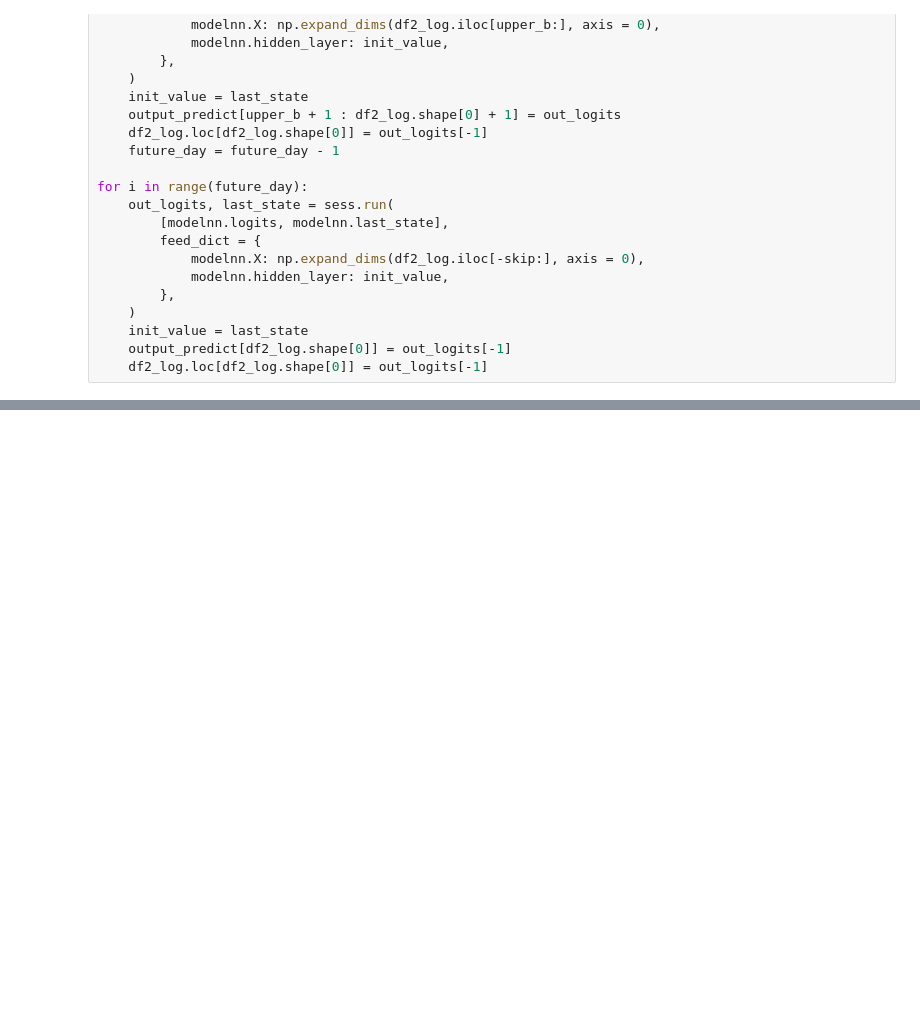
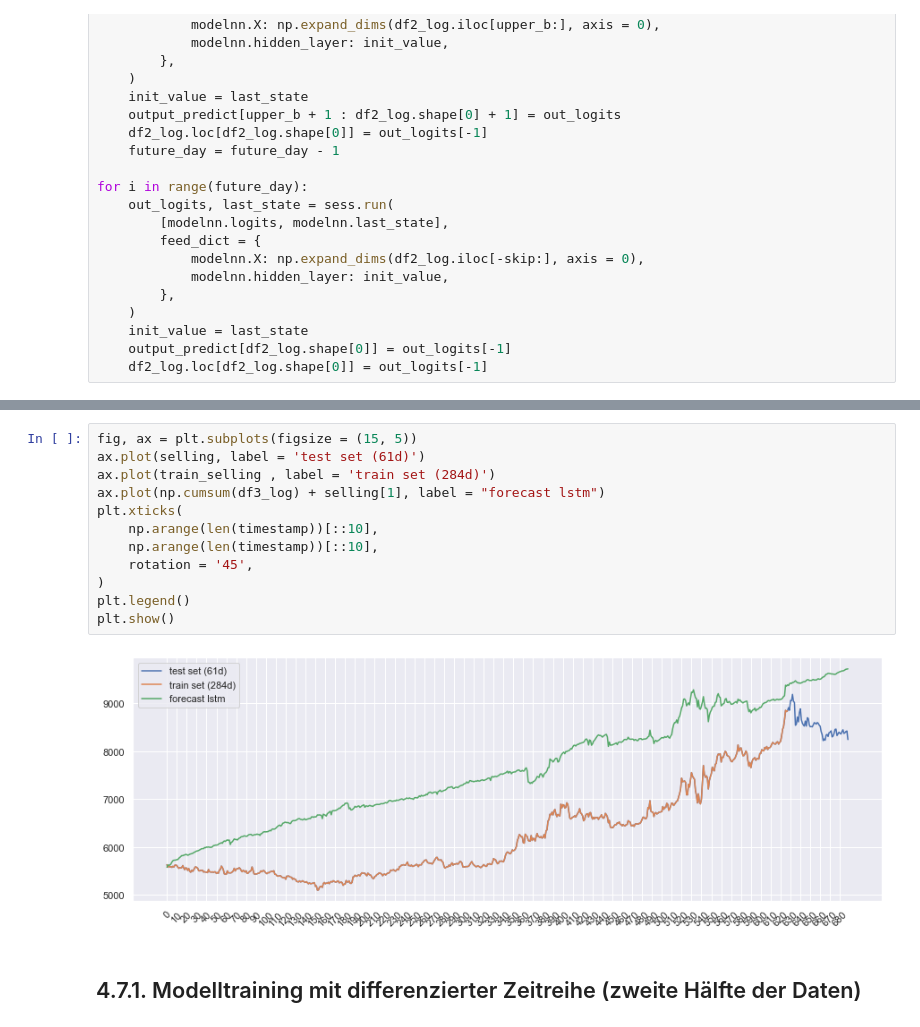
Before and after one commit to firdausizahra/Gruppe3_KijangEmas, a Jupyter notebook: LSTM.ipynb, the cells around one changed output, grey strips where cells are left out. Saved outputs shown, nothing was run; the diff lists cells and outputs as text; blank space fills up the shorter version.

```diff
--- a/LSTM.ipynb
+++ b/LSTM.ipynb
@@ -429,0 +535,16 @@ plt.show()
+# %%
+fig, ax = plt.subplots(figsize = (15, 5))
+ax.plot(selling, label = 'test set (61d)')
+ax.plot(train_selling , label = 'train set (284d)')
+ax.plot(np.cumsum(df3_log) + selling[1], label = "forecast lstm")
+plt.xticks(
+    np.arange(len(timestamp))[::10],
+    np.arange(len(timestamp))[::10],
+    rotation = '45',
+)
+plt.legend()
+plt.show()
+# %% [output]
+[figure, added]
+# %% [markdown]
+## 4.7.1. Modelltraining mit differenzierter Zeitreihe (zweite Hälfte der Daten)
```
Also changed, not shown: parts of 40 cells of this notebook.
